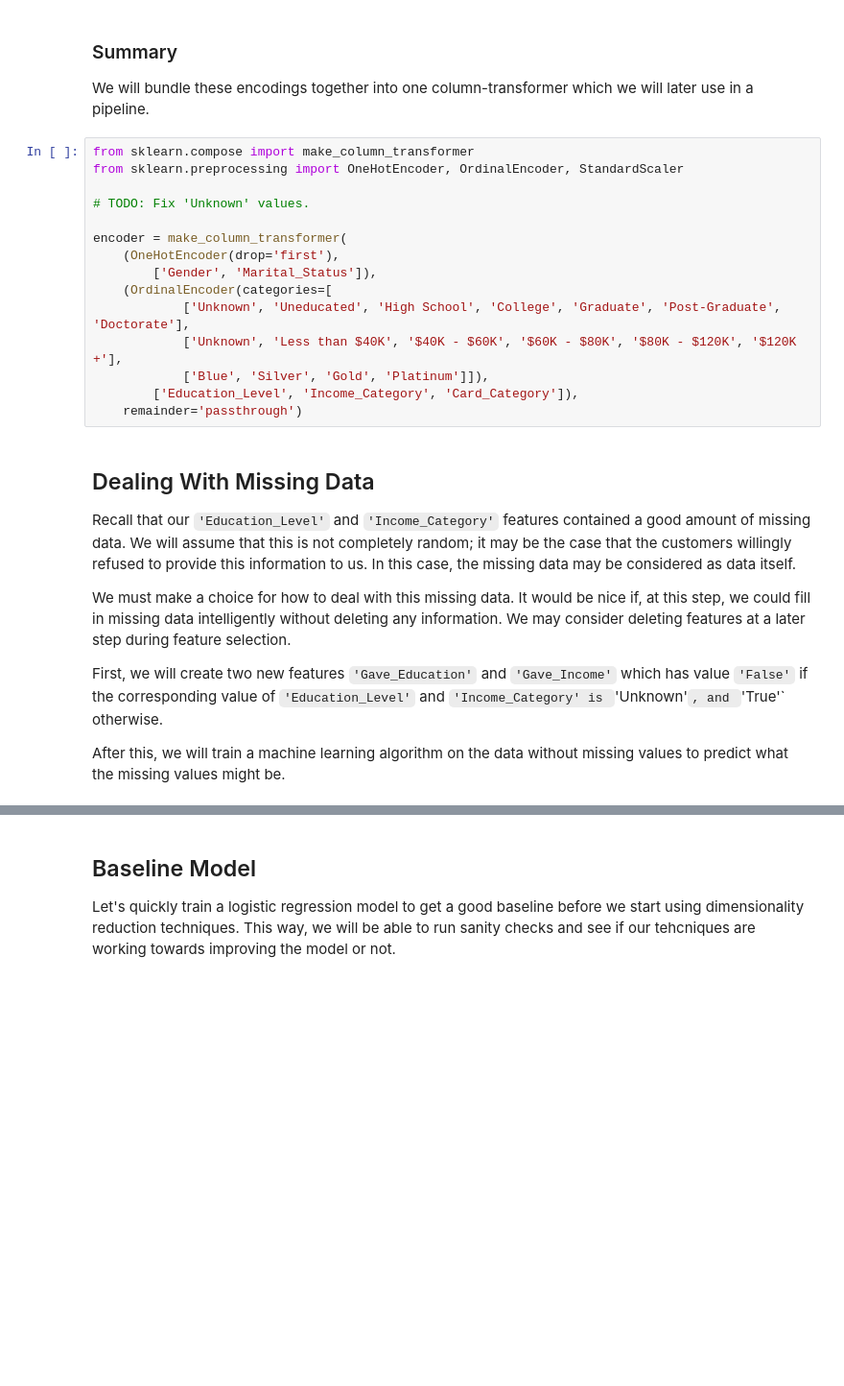
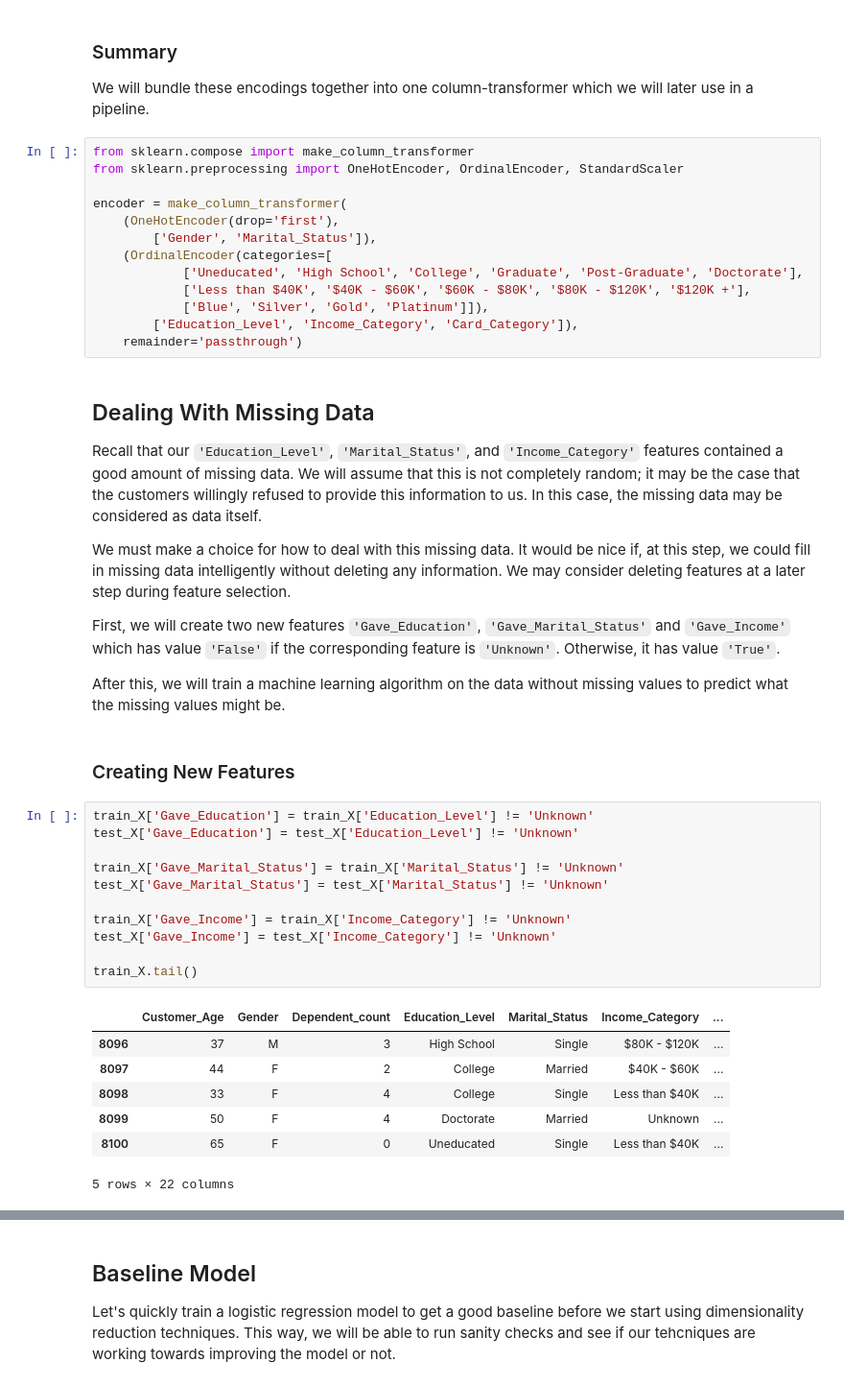
Before and after one commit to functorial/CreditCardCustomers, a Jupyter notebook: CreditCardCustomers.ipynb, the cells around one changed output, grey strips where cells are left out. Shown: that part at 96% size. Saved outputs shown, nothing was run; the diff lists cells and outputs as text; blank space fills up the shorter version.

```diff
--- a/CreditCardCustomers.ipynb
+++ b/CreditCardCustomers.ipynb
@@ -229,25 +256,44 @@ We will bundle these encodings together into one column-transformer which we wil
 # %%
 from sklearn.compose import make_column_transformer
 from sklearn.preprocessing import OneHotEncoder, OrdinalEncoder, StandardScaler
-
-# TODO: Fix 'Unknown' values.
 
 encoder = make_column_transformer(
     (OneHotEncoder(drop='first'),
         ['Gender', 'Marital_Status']),
     (OrdinalEncoder(categories=[
-            ['Unknown', 'Uneducated', 'High School', 'College', 'Graduate', 'Post-Graduate', 'Doctorate'],
-            ['Unknown', 'Less than $40K', '$40K - $60K', '$60K - $80K', '$80K - $120K', '$120K +'],
+            ['Uneducated', 'High School', 'College', 'Graduate', 'Post-Graduate', 'Doctorate'],
+            ['Less than $40K', '$40K - $60K', '$60K - $80K', '$80K - $120K', '$120K +'],
             ['Blue', 'Silver', 'Gold', 'Platinum']]),
         ['Education_Level', 'Income_Category', 'Card_Category']),
     remainder='passthrough')
 # %% [markdown]
 ## Dealing With Missing Data
 
-Recall that our `'Education_Level'` and `'Income_Category'` features contained a good amount of missing data. We will assume that this is not completely random; it may be the case that the customers willingly refused to provide this information to us. In this case, the missing data may be considered as data itself.
+Recall that our `'Education_Level'`, `'Marital_Status'`, and `'Income_Category'` features contained a good amount of missing data. We will assume that this is not completely random; it may be the case that the customers willingly refused to provide this information to us. In this case, the missing data may be considered as data itself.
 
 We must make a choice for how to deal with this missing data. It would be nice if, at this step, we could fill in missing data intelligently without deleting any information. We may consider deleting features at a later step during feature selection.
 
-First, we will create two new features `'Gave_Education'` and `'Gave_Income'` which has value `'False'` if the corresponding value of `'Education_Level'` and `'Income_Category' is `'Unknown'`, and `'True'` otherwise.
+First, we will create two new features `'Gave_Education'`, `'Gave_Marital_Status'` and `'Gave_Income'` which has value `'False'` if the corresponding feature is `'Unknown'`. Otherwise, it has value `'True'`.
 
 After this, we will train a machine learning algorithm on the data without missing values to predict what the missing values might be.
+# %% [markdown]
+### Creating New Features
+# %%
+train_X['Gave_Education'] = train_X['Education_Level'] != 'Unknown'
+test_X['Gave_Education'] = test_X['Education_Level'] != 'Unknown'
+
+train_X['Gave_Marital_Status'] = train_X['Marital_Status'] != 'Unknown'
+test_X['Gave_Marital_Status'] = test_X['Marital_Status'] != 'Unknown'
+
+train_X['Gave_Income'] = train_X['Income_Category'] != 'Unknown'
+test_X['Gave_Income'] = test_X['Income_Category'] != 'Unknown'
+
+train_X.tail()
+# %% [output]
+|  | Customer_Age | Gender | Dependent_count | Education_Level | Marital_Status | Income_Category | ... |
+| 8096 | 37 | M | 3 | High School | Single | $80K - $120K | ... |
+| 8097 | 44 | F | 2 | College | Married | $40K - $60K | ... |
+| 8098 | 33 | F | 4 | College | Single | Less than $40K | ... |
+| 8099 | 50 | F | 4 | Doctorate | Married | Unknown | ... |
+| 8100 | 65 | F | 0 | Uneducated | Single | Less than $40K | ... |
+5 rows × 22 columns
```
Also changed, not shown: parts of 24 cells of this notebook.
